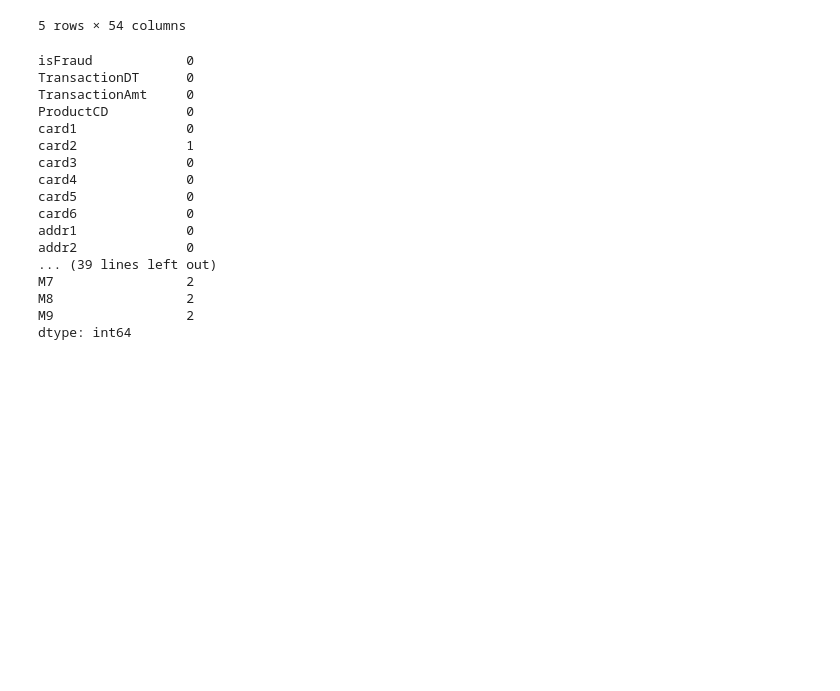
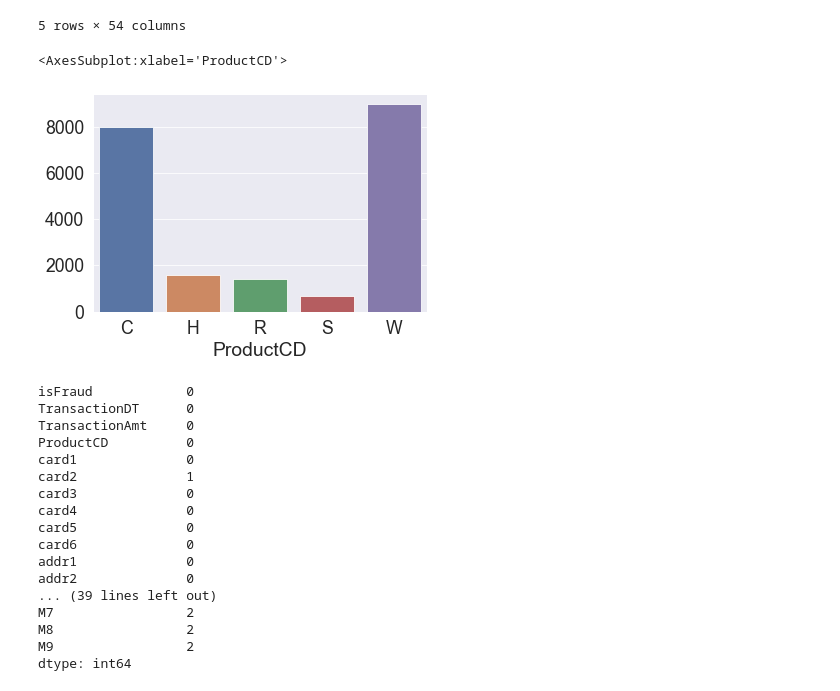
Before and after one commit to KarimOliver/Fraud, a Jupyter notebook: Exploratory/EDA_FSM_Models.ipynb, the cells around one changed output. Saved outputs shown, nothing was run; the diff lists cells and outputs as text; code cells hidden in the pictures; blank space fills up the shorter version.

```diff
--- a/Exploratory/EDA_FSM_Models.ipynb
+++ b/Exploratory/EDA_FSM_Models.ipynb
@@ -522,6 +529,16 @@ df_tr_5.head()
 | 3 | 0 | 86499 | 50.0 | W | 18132 | 567.0 | 150.0 | mastercard | 117.0 | ... |
 | 4 | 0 | 86506 | 50.0 | H | 4497 | 514.0 | 150.0 | mastercard | 102.0 | ... |
 5 rows × 54 columns
+# %%
+fr_by_pr = df_tr_5.groupby('ProductCD').sum().isFraud
+
+sns.set(style='darkgrid', rc={"grid.linewidth": 3.5})
+sns.set_context("paper", font_scale=2.0)
+sns.barplot(x=fr_by_pr.index,
+            y=fr_by_pr.values)
+# %% [output]
+<AxesSubplot:xlabel='ProductCD'>
+[figure, added]
 # %%
 df_tr_5.isnull().sum()
 # %% [output]
```
Also changed, not shown: parts of 50 cells of this notebook, 16 other files.
